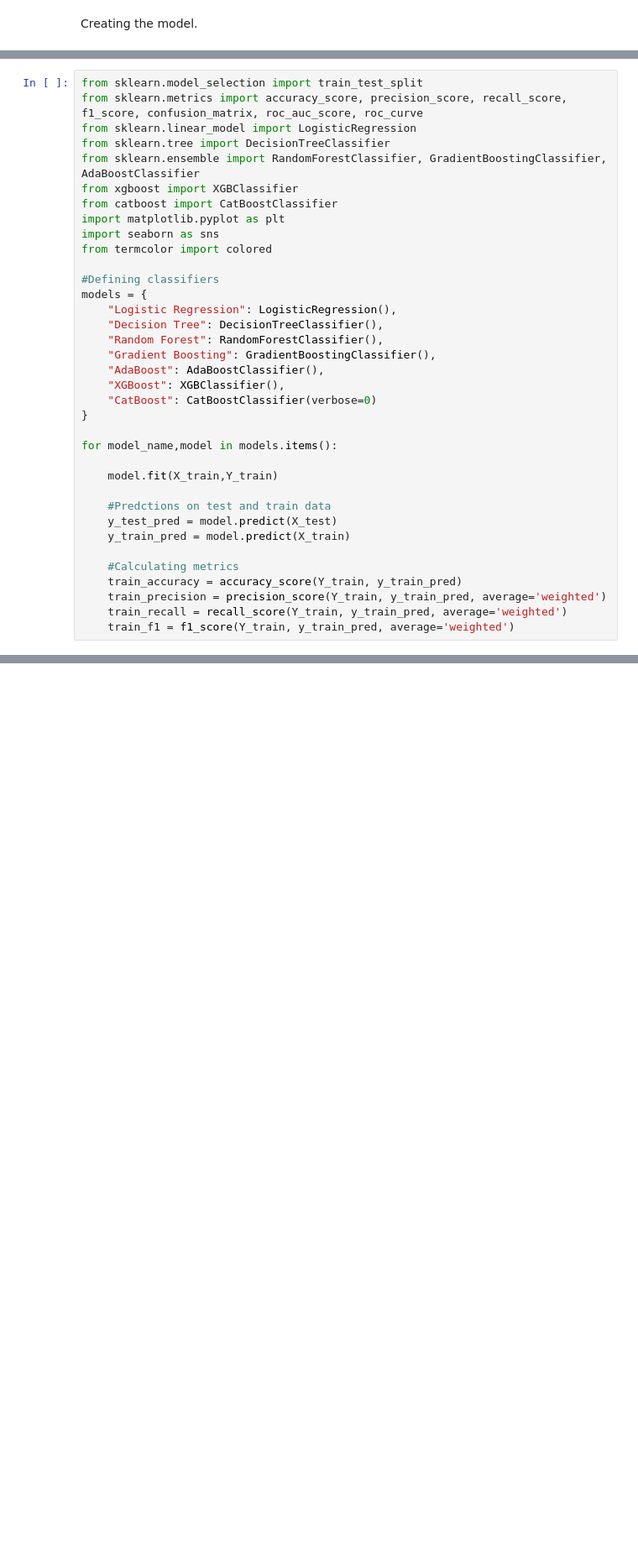
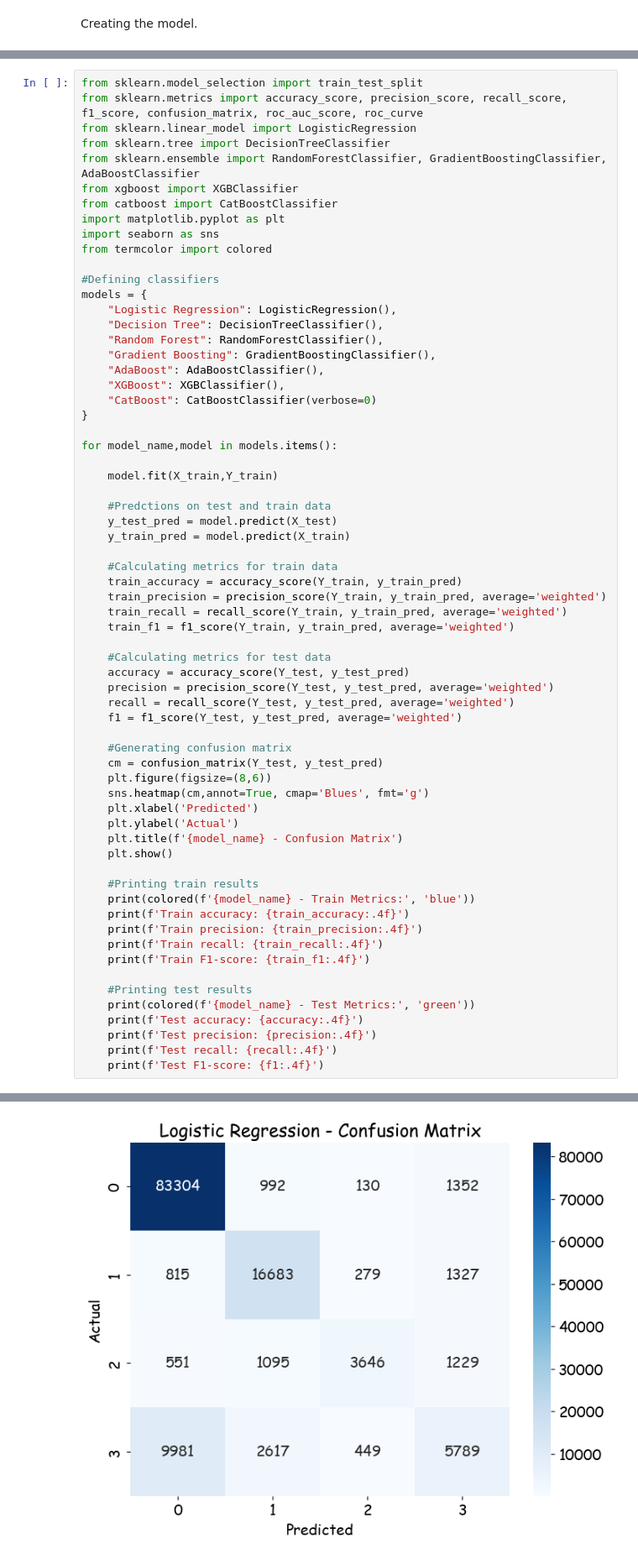
Before and after one commit to ShivanK3397/Malicious-Link-Checker, a Jupyter notebook: model/model.ipynb, the cells around one changed output, grey strips where cells are left out. Shown at 84% size. Drawn from its saved outputs; the diff is of its cells as text; blank space fills up the shorter version.

Commit message:
update to model

```diff
--- a/model/model.ipynb
+++ b/model/model.ipynb
@@ -393,8 +726,38 @@ for model_name,model in models.items():
     y_test_pred = model.predict(X_test)
     y_train_pred = model.predict(X_train)
 
-    #Calculating metrics
+    #Calculating metrics for train data
     train_accuracy = accuracy_score(Y_train, y_train_pred)
     train_precision = precision_score(Y_train, y_train_pred, average='weighted')
     train_recall = recall_score(Y_train, y_train_pred, average='weighted')
     train_f1 = f1_score(Y_train, y_train_pred, average='weighted')
+
+    #Calculating metrics for test data
+    accuracy = accuracy_score(Y_test, y_test_pred)
+    precision = precision_score(Y_test, y_test_pred, average='weighted')
+    recall = recall_score(Y_test, y_test_pred, average='weighted')
+    f1 = f1_score(Y_test, y_test_pred, average='weighted')
+
+    #Generating confusion matrix
+    cm = confusion_matrix(Y_test, y_test_pred)
+    plt.figure(figsize=(8,6))
+    sns.heatmap(cm,annot=True, cmap='Blues', fmt='g')
+    plt.xlabel('Predicted')
+    plt.ylabel('Actual')
+    plt.title(f'{model_name} - Confusion Matrix')
+    plt.show()
+
+    #Printing train results
+    print(colored(f'{model_name} - Train Metrics:', 'blue'))
+    print(f'Train accuracy: {train_accuracy:.4f}')
+    print(f'Train precision: {train_precision:.4f}')
+    print(f'Train recall: {train_recall:.4f}')
+    print(f'Train F1-score: {train_f1:.4f}')
+
+    #Printing test results
+    print(colored(f'{model_name} - Test Metrics:', 'green'))
+    print(f'Test accuracy: {accuracy:.4f}')
+    print(f'Test precision: {precision:.4f}')
+    print(f'Test recall: {recall:.4f}')
+    print(f'Test F1-score: {f1:.4f}')
+# %% [output]
@@ -400,0 +781 @@ for model_name,model in models.items():
+[figure, added]
```
Also changed, not shown: parts of 34 cells of this notebook, 5 other files.
